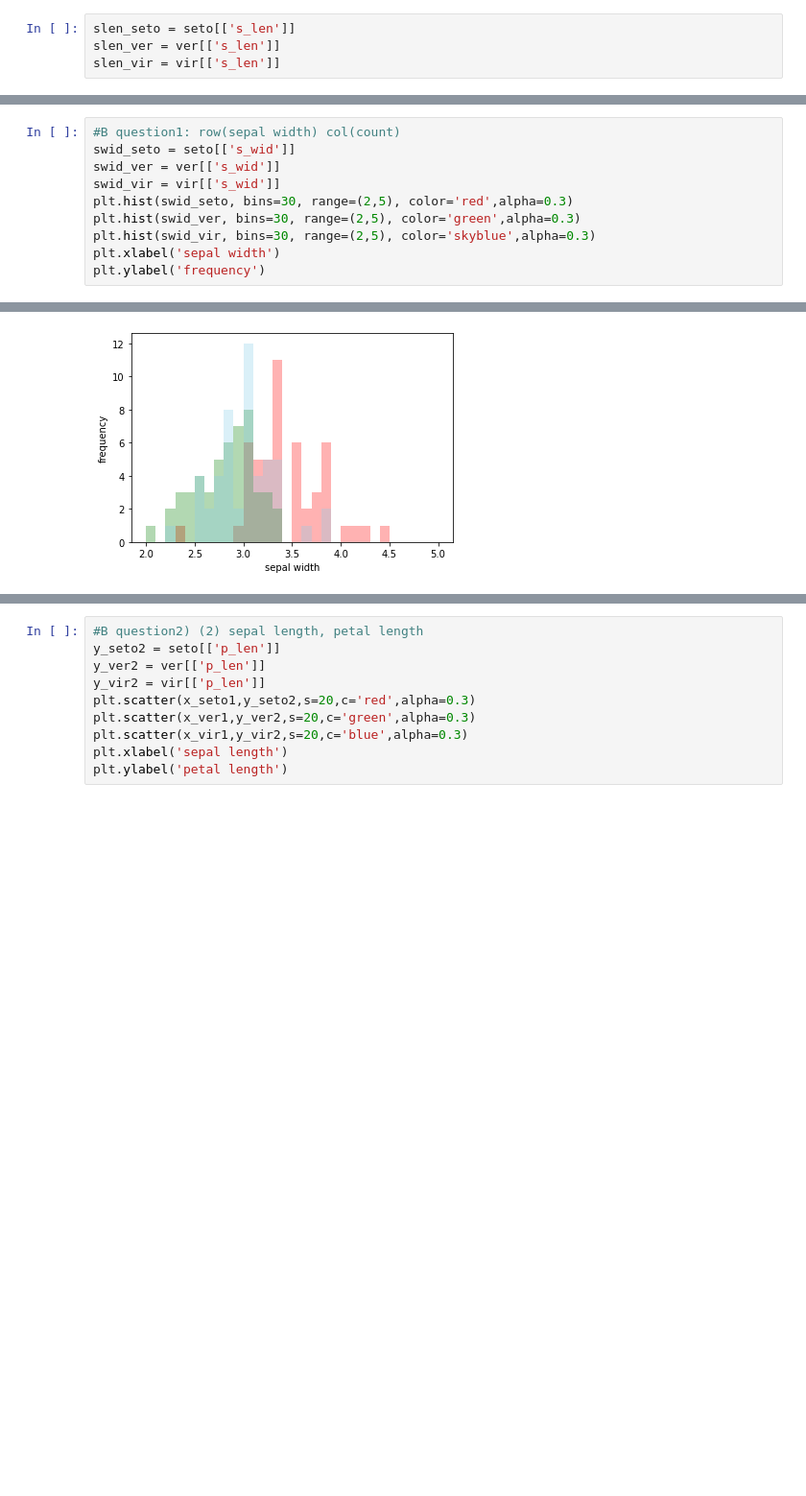
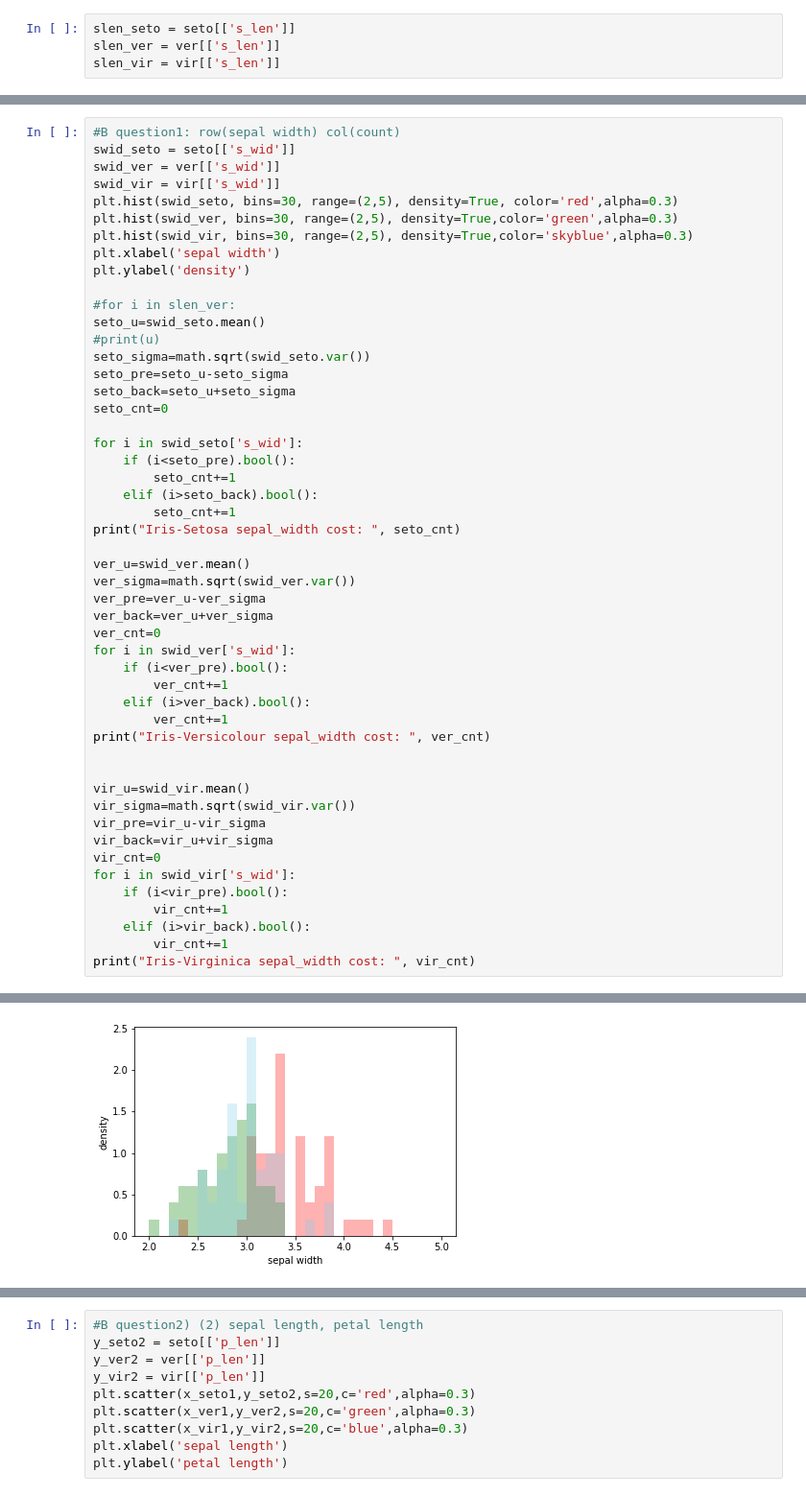
Before and after one commit to jiyuninha/ai_probability, a Jupyter notebook: data_histogram.ipynb, the cells around one changed output, grey strips where cells are left out. Shown at 96% size. Drawn from its saved outputs; the diff is of its cells as text; blank space fills up the shorter version.

```diff
--- a/data_histogram.ipynb
+++ b/data_histogram.ipynb
@@ -52,9 +127,49 @@ Text(0, 0.5, 'frequency')
 swid_seto = seto[['s_wid']]
 swid_ver = ver[['s_wid']]
 swid_vir = vir[['s_wid']]
-plt.hist(swid_seto, bins=30, range=(2,5), color='red',alpha=0.3)
-plt.hist(swid_ver, bins=30, range=(2,5), color='green',alpha=0.3)
-plt.hist(swid_vir, bins=30, range=(2,5), color='skyblue',alpha=0.3)
+plt.hist(swid_seto, bins=30, range=(2,5), density=True, color='red',alpha=0.3)
+plt.hist(swid_ver, bins=30, range=(2,5), density=True,color='green',alpha=0.3)
+plt.hist(swid_vir, bins=30, range=(2,5), density=True,color='skyblue',alpha=0.3)
 plt.xlabel('sepal width')
-plt.ylabel('frequency')
+plt.ylabel('density')
+
+#for i in slen_ver:
+seto_u=swid_seto.mean()
+#print(u)
+seto_sigma=math.sqrt(swid_seto.var())
+seto_pre=seto_u-seto_sigma
+seto_back=seto_u+seto_sigma
+seto_cnt=0
+
+for i in swid_seto['s_wid']:
+    if (i<seto_pre).bool():
+        seto_cnt+=1
+    elif (i>seto_back).bool():
+        seto_cnt+=1
+print("Iris-Setosa sepal_width cost: ", seto_cnt)
+
+ver_u=swid_ver.mean()
+ver_sigma=math.sqrt(swid_ver.var())
+ver_pre=ver_u-ver_sigma
+ver_back=ver_u+ver_sigma
+ver_cnt=0
+for i in swid_ver['s_wid']:
+    if (i<ver_pre).bool():
+        ver_cnt+=1
+    elif (i>ver_back).bool():
+        ver_cnt+=1
+print("Iris-Versicolour sepal_width cost: ", ver_cnt)
+
+
+vir_u=swid_vir.mean()
+vir_sigma=math.sqrt(swid_vir.var())
+vir_pre=vir_u-vir_sigma
+vir_back=vir_u+vir_sigma
+vir_cnt=0
+for i in swid_vir['s_wid']:
+    if (i<vir_pre).bool():
+        vir_cnt+=1
+    elif (i>vir_back).bool():
+        vir_cnt+=1
+print("Iris-Virginica sepal_width cost: ", vir_cnt)
 # %% [output]
@@ -62,4 +179,4 @@ Text(0, 0.5, 'frequency')
-[figure, old version]
+[figure, new version]
 # %%
 #B question1: row(petal length) col(count)
 plen_seto = seto[['p_len']]
```
Also changed, not shown: parts of 16 cells of this notebook.
